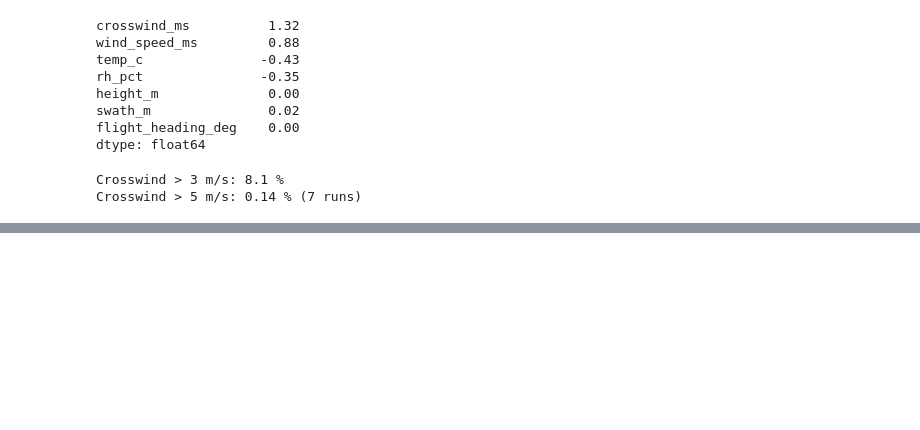
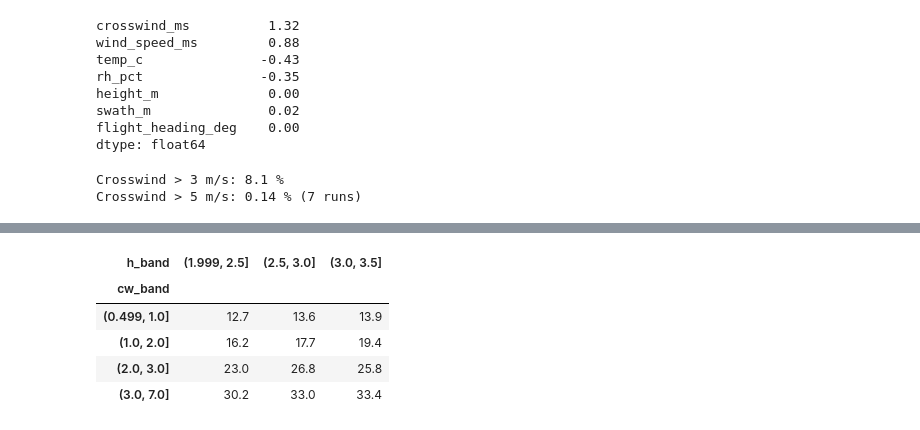
Before and after one commit to ShiharaXcor/AI-Driven-Drone-System-for-Precision-Spraying-in-Sri-Lankan-Tea-Plantations-J26-DS-346, a Jupyter notebook: component2_wind_spraying/eda/eda_datasetA.ipynb, the cells around one changed output, grey strips where cells are left out. Saved outputs shown, nothing was run; the diff lists cells and outputs as text; code cells hidden in the pictures; blank space fills up the shorter version.

```diff
--- a/component2_wind_spraying/eda/eda_datasetA.ipynb
+++ b/component2_wind_spraying/eda/eda_datasetA.ipynb
@@ -256,0 +268,11 @@ Crosswind > 5 m/s: 0.14 % (7 runs)
+# %%
+df["cw_band"] = pd.cut(df["crosswind_ms"], bins=[0.5, 1, 2, 3, 7], include_lowest=True)
+df["h_band"] = pd.cut(df["height_m"], bins=[2.0, 2.5, 3.0, 3.5], include_lowest=True)
+df.pivot_table(index="cw_band", columns="h_band", values=TARGET, aggfunc="median", observed=True).round(1)
+# %% [output]
+| h_band | (1.999, 2.5] | (2.5, 3.0] | (3.0, 3.5] |
+| cw_band |  |  |  |
+| (0.499, 1.0] | 12.7 | 13.6 | 13.9 |
+| (1.0, 2.0] | 16.2 | 17.7 | 19.4 |
+| (2.0, 3.0] | 23.0 | 26.8 | 25.8 |
+| (3.0, 7.0] | 30.2 | 33.0 | 33.4 |
```
Also changed, not shown: parts of 4 cells of this notebook, 1 other file.
